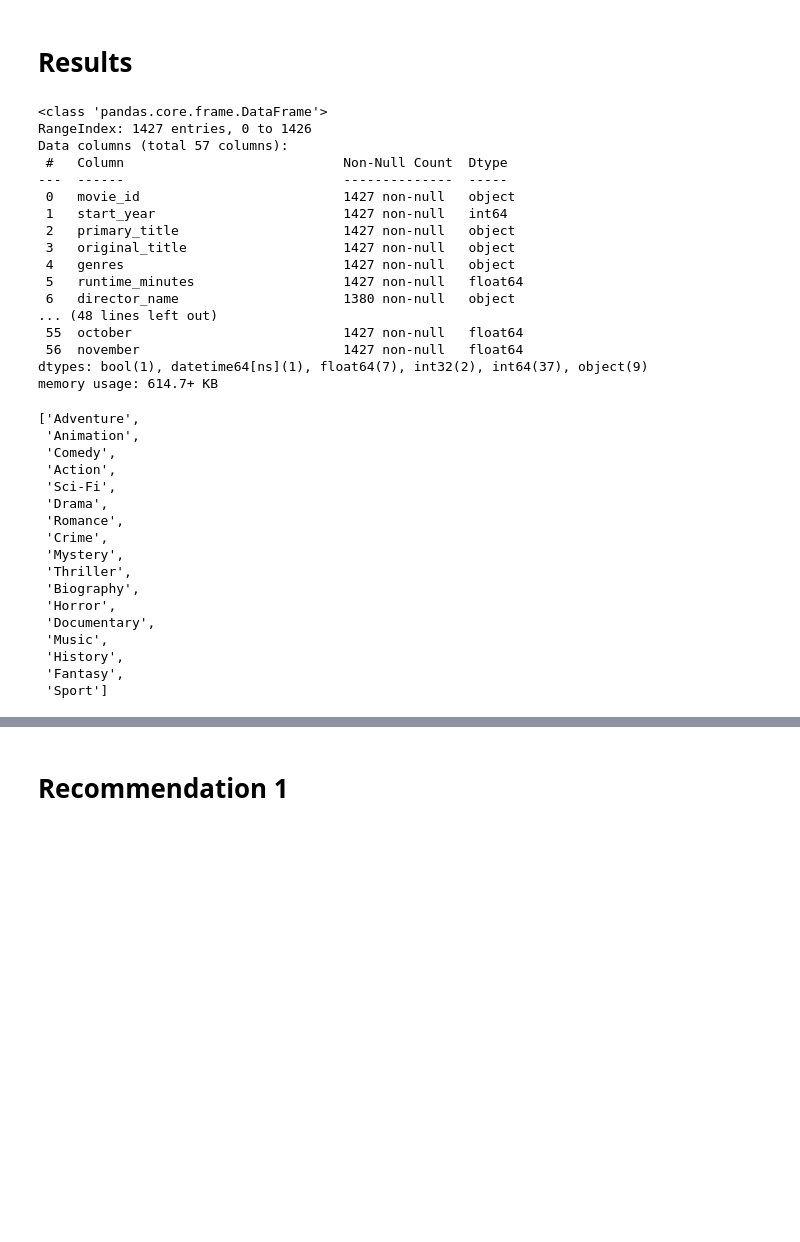
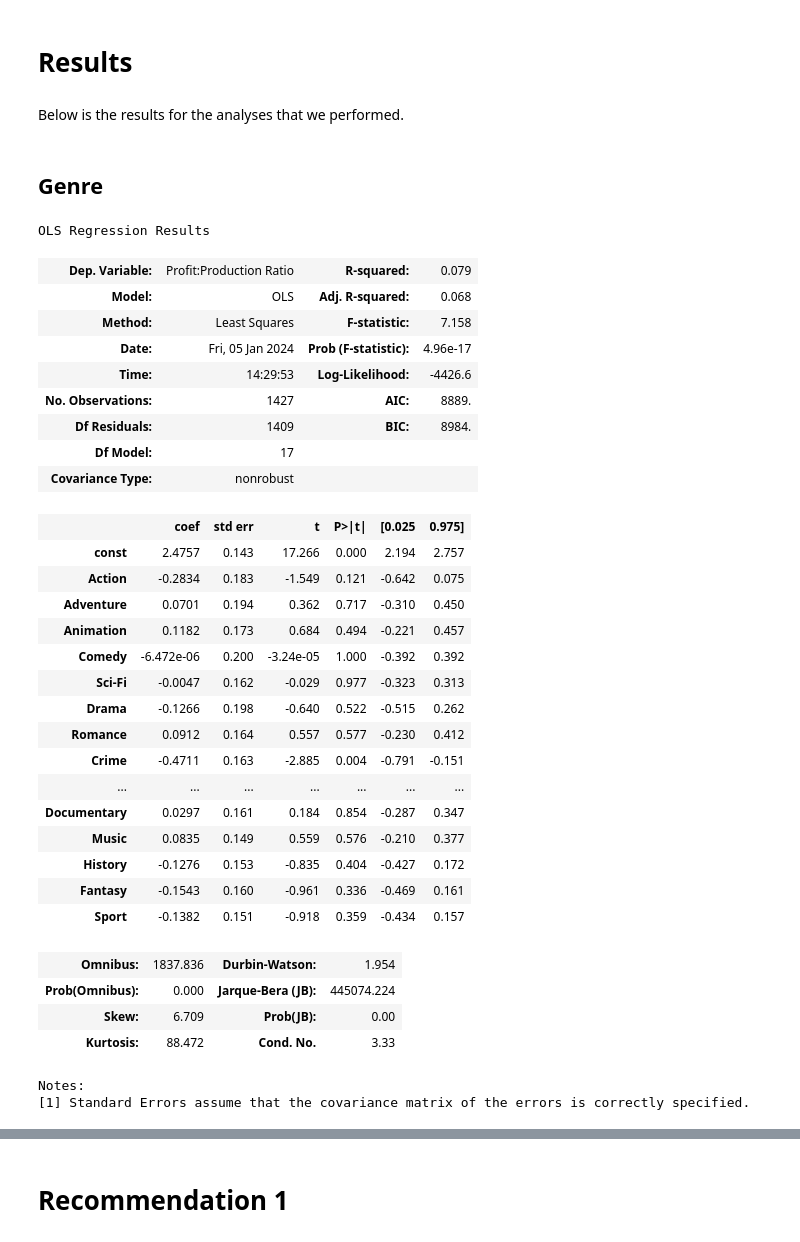
Before and after one commit to Keys2610/dsc-phase-2-project-v3, a Jupyter notebook: Final_Phase_2_Project_Notebook.ipynb, the cells around one changed output, grey strips where cells are left out. Saved outputs shown, nothing was run; the diff lists cells and outputs as text; code cells hidden in the pictures; blank space fills up the shorter version.

Commit message:
added results to final notebook

```diff
--- a/Final_Phase_2_Project_Notebook.ipynb
+++ b/Final_Phase_2_Project_Notebook.ipynb
@@ -177,42 +184,41 @@ The next variable we looked at was the time of year in which a movie is released
 # %% [markdown]
 # Results
-# %%
-final_merge_df.info()
-# %% [output]
-<class 'pandas.core.frame.DataFrame'>
-RangeIndex: 1427 entries, 0 to 1426
-Data columns (total 57 columns):
- #   Column                            Non-Null Count  Dtype
----  ------                            --------------  -----
- 0   movie_id                          1427 non-null   object
- 1   start_year                        1427 non-null   int64
- 2   primary_title                     1427 non-null   object
- 3   original_title                    1427 non-null   object
- 4   genres                            1427 non-null   object
- 5   runtime_minutes                   1427 non-null   float64
- 6   director_name                     1380 non-null   object
-... (48 lines left out)
- 55  october                           1427 non-null   float64
- 56  november                          1427 non-null   float64
-dtypes: bool(1), datetime64[ns](1), float64(7), int32(2), int64(37), object(9)
-memory usage: 614.7+ KB
-# %%
-genre_list_stat_sig
-# %% [output]
-['Adventure',
- 'Animation',
- 'Comedy',
- 'Action',
- 'Sci-Fi',
- 'Drama',
- 'Romance',
- 'Crime',
- 'Mystery',
- 'Thriller',
- 'Biography',
- 'Horror',
- 'Documentary',
- 'Music',
- 'History',
- 'Fantasy',
- 'Sport']
+# %% [markdown]
+Below is the results for the analyses that we performed.
+# %% [markdown]
+## Genre
+# %%
+noah_reg_results
+# %% [output]
+OLS Regression Results
+| Dep. Variable: | Profit:Production Ratio | R-squared: | 0.079 |
+| Model: | OLS | Adj. R-squared: | 0.068 |
+| Method: | Least Squares | F-statistic: | 7.158 |
+| Date: | Fri, 05 Jan 2024 | Prob (F-statistic): | 4.96e-17 |
+| Time: | 14:29:53 | Log-Likelihood: | -4426.6 |
+| No. Observations: | 1427 | AIC: | 8889. |
+| Df Residuals: | 1409 | BIC: | 8984. |
+| Df Model: | 17 |  |  |
+| Covariance Type: | nonrobust |  |  |
+|  | coef | std err | t | P>|t| | [0.025 | 0.975] |
+| const | 2.4757 | 0.143 | 17.266 | 0.000 | 2.194 | 2.757 |
+| Action | -0.2834 | 0.183 | -1.549 | 0.121 | -0.642 | 0.075 |
+| Adventure | 0.0701 | 0.194 | 0.362 | 0.717 | -0.310 | 0.450 |
+| Animation | 0.1182 | 0.173 | 0.684 | 0.494 | -0.221 | 0.457 |
+| Comedy | -6.472e-06 | 0.200 | -3.24e-05 | 1.000 | -0.392 | 0.392 |
+| Sci-Fi | -0.0047 | 0.162 | -0.029 | 0.977 | -0.323 | 0.313 |
+| Drama | -0.1266 | 0.198 | -0.640 | 0.522 | -0.515 | 0.262 |
+| Romance | 0.0912 | 0.164 | 0.557 | 0.577 | -0.230 | 0.412 |
+| Crime | -0.4711 | 0.163 | -2.885 | 0.004 | -0.791 | -0.151 |
+| ... | ... | ... | ... | ... | ... | ... |
+| Documentary | 0.0297 | 0.161 | 0.184 | 0.854 | -0.287 | 0.347 |
+| Music | 0.0835 | 0.149 | 0.559 | 0.576 | -0.210 | 0.377 |
+| History | -0.1276 | 0.153 | -0.835 | 0.404 | -0.427 | 0.172 |
+| Fantasy | -0.1543 | 0.160 | -0.961 | 0.336 | -0.469 | 0.161 |
+| Sport | -0.1382 | 0.151 | -0.918 | 0.359 | -0.434 | 0.157 |
+| Omnibus: | 1837.836 | Durbin-Watson: | 1.954 |
+| Prob(Omnibus): | 0.000 | Jarque-Bera (JB): | 445074.224 |
+| Skew: | 6.709 | Prob(JB): | 0.00 |
+| Kurtosis: | 88.472 | Cond. No. | 3.33 |
+Notes:
+[1] Standard Errors assume that the covariance matrix of the errors is correctly specified.
```
Also changed, not shown: parts of 16 cells of this notebook, 7 other files.
